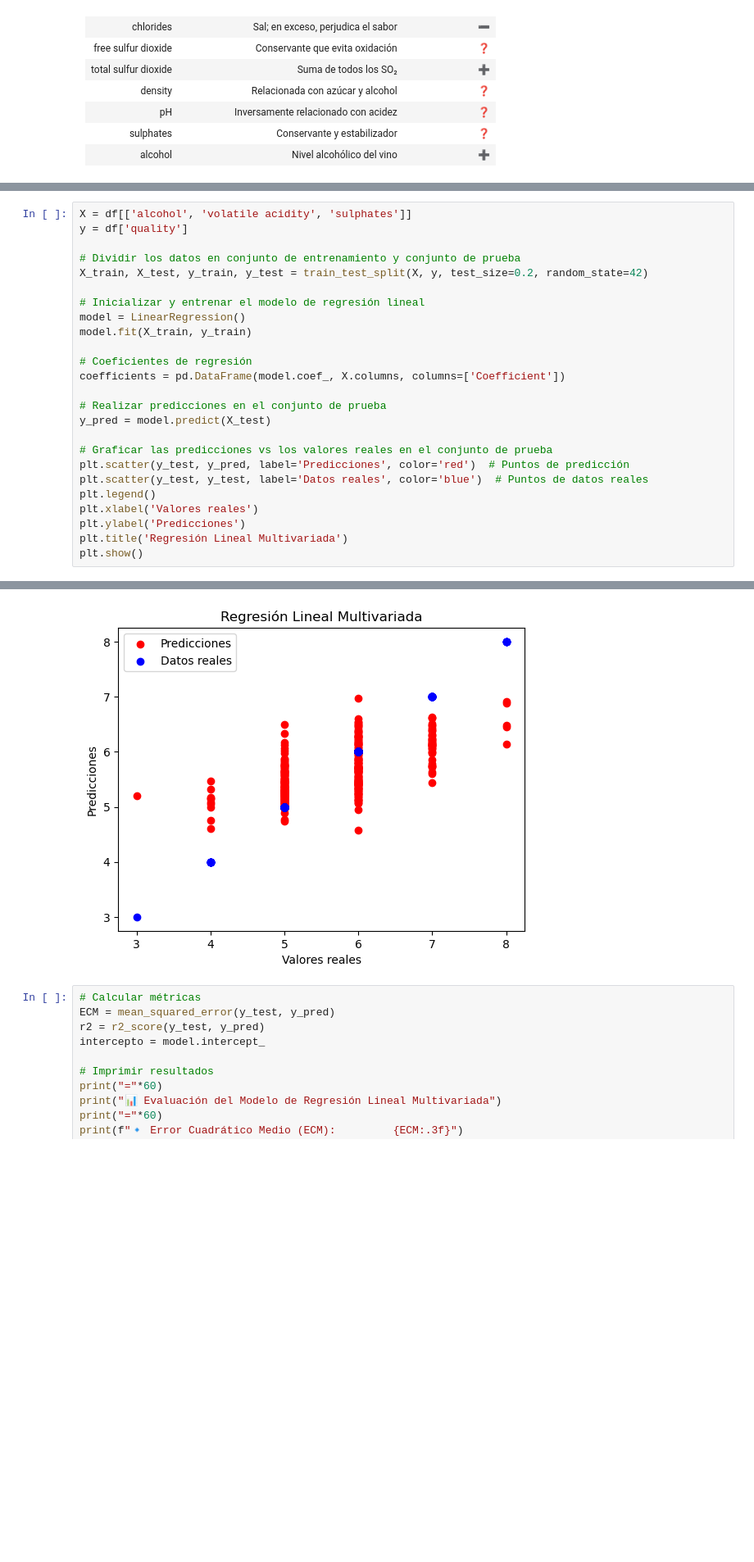
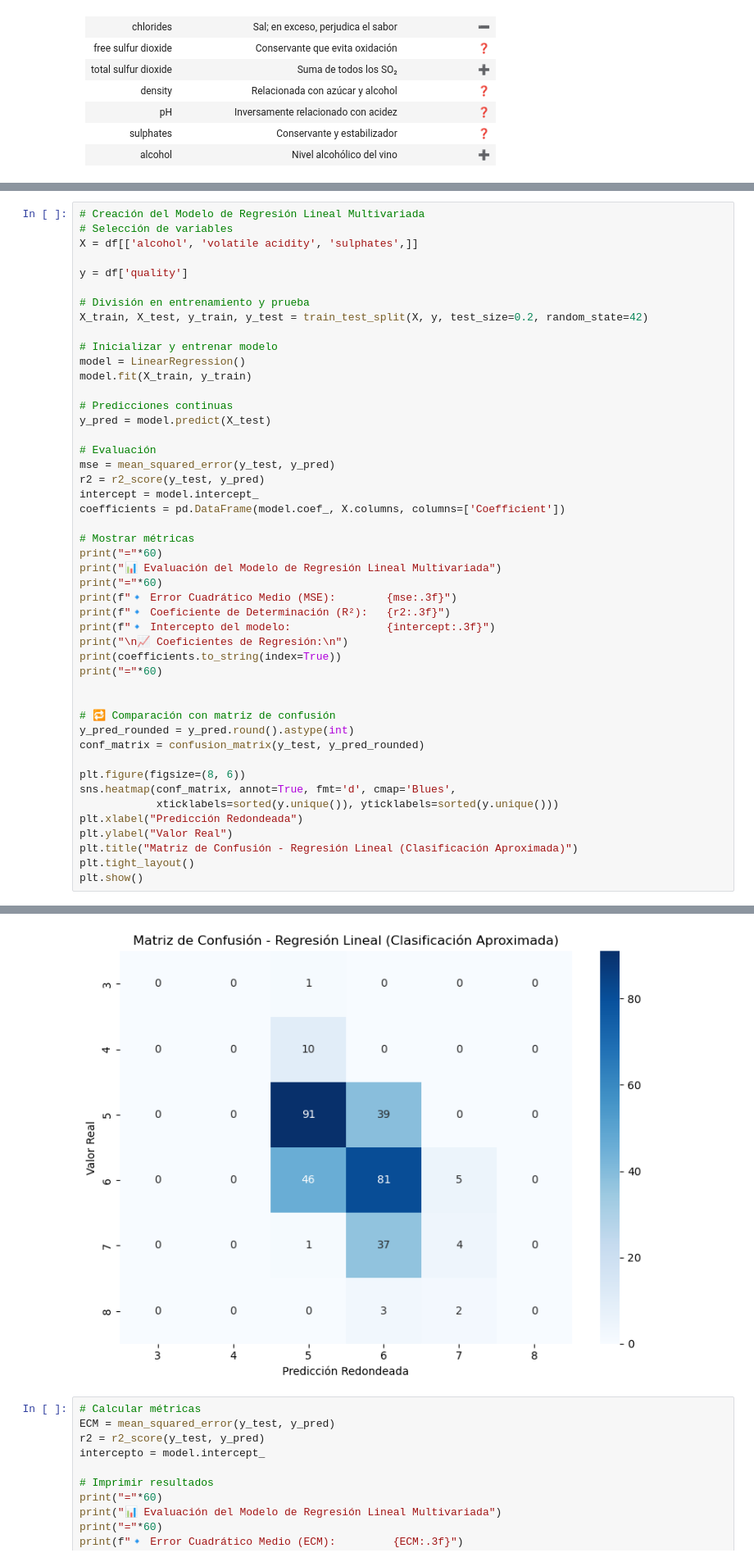
Before and after one commit to babuenop/machine-learning-basics, a Jupyter notebook: proyecto_final_BI/bc_wine_quality_and_prices.ipynb, the cells around one changed output, grey strips where cells are left out. Shown at 82% size. Saved outputs shown, nothing was run; the diff lists cells and outputs as text; blank space fills up the shorter version.

```diff
--- a/proyecto_final_BI/bc_wine_quality_and_prices.ipynb
+++ b/proyecto_final_BI/bc_wine_quality_and_prices.ipynb
@@ -137,26 +315,48 @@ Dado el criterio anterior donde identificamos las relaciones existentes de las v
 # %%
-X = df[['alcohol', 'volatile acidity', 'sulphates']]
+# Creación del Modelo de Regresión Lineal Multivariada
+# Selección de variables
+X = df[['alcohol', 'volatile acidity', 'sulphates',]]
+
 y = df['quality']
 
-# Dividir los datos en conjunto de entrenamiento y conjunto de prueba
+# División en entrenamiento y prueba
 X_train, X_test, y_train, y_test = train_test_split(X, y, test_size=0.2, random_state=42)
 
-# Inicializar y entrenar el modelo de regresión lineal
+# Inicializar y entrenar modelo
 model = LinearRegression()
 model.fit(X_train, y_train)
 
-# Coeficientes de regresión
+# Predicciones continuas
+y_pred = model.predict(X_test)
+
+# Evaluación
+mse = mean_squared_error(y_test, y_pred)
+r2 = r2_score(y_test, y_pred)
+intercept = model.intercept_
 coefficients = pd.DataFrame(model.coef_, X.columns, columns=['Coefficient'])
 
-# Realizar predicciones en el conjunto de prueba
-y_pred = model.predict(X_test)
+# Mostrar métricas
+print("="*60)
+print("📊 Evaluación del Modelo de Regresión Lineal Multivariada")
+print("="*60)
+print(f"🔹 Error Cuadrático Medio (MSE):        {mse:.3f}")
+print(f"🔹 Coeficiente de Determinación (R²):   {r2:.3f}")
+print(f"🔹 Intercepto del modelo:               {intercept:.3f}")
+print("\n📈 Coeficientes de Regresión:\n")
+print(coefficients.to_string(index=True))
+print("="*60)
 
-# Graficar las predicciones vs los valores reales en el conjunto de prueba
-plt.scatter(y_test, y_pred, label='Predicciones', color='red')  # Puntos de predicción
-plt.scatter(y_test, y_test, label='Datos reales', color='blue')  # Puntos de datos reales
-plt.legend()
-plt.xlabel('Valores reales')
-plt.ylabel('Predicciones')
-plt.title('Regresión Lineal Multivariada')
+
+# 🔁 Comparación con matriz de confusión
+y_pred_rounded = y_pred.round().astype(int)
+conf_matrix = confusion_matrix(y_test, y_pred_rounded)
+
+plt.figure(figsize=(8, 6))
+sns.heatmap(conf_matrix, annot=True, fmt='d', cmap='Blues',
+            xticklabels=sorted(y.unique()), yticklabels=sorted(y.unique()))
+plt.xlabel("Predicción Redondeada")
+plt.ylabel("Valor Real")
+plt.title("Matriz de Confusión - Regresión Lineal (Clasificación Aproximada)")
+plt.tight_layout()
 plt.show()
 # %% [output]
@@ -163,4 +377,4 @@ plt.show()
-[figure, old version]
+[figure, new version]
 # %%
 # Calcular métricas
 ECM = mean_squared_error(y_test, y_pred)
```
Also changed, not shown: parts of 50 cells of this notebook, 14 other files.
